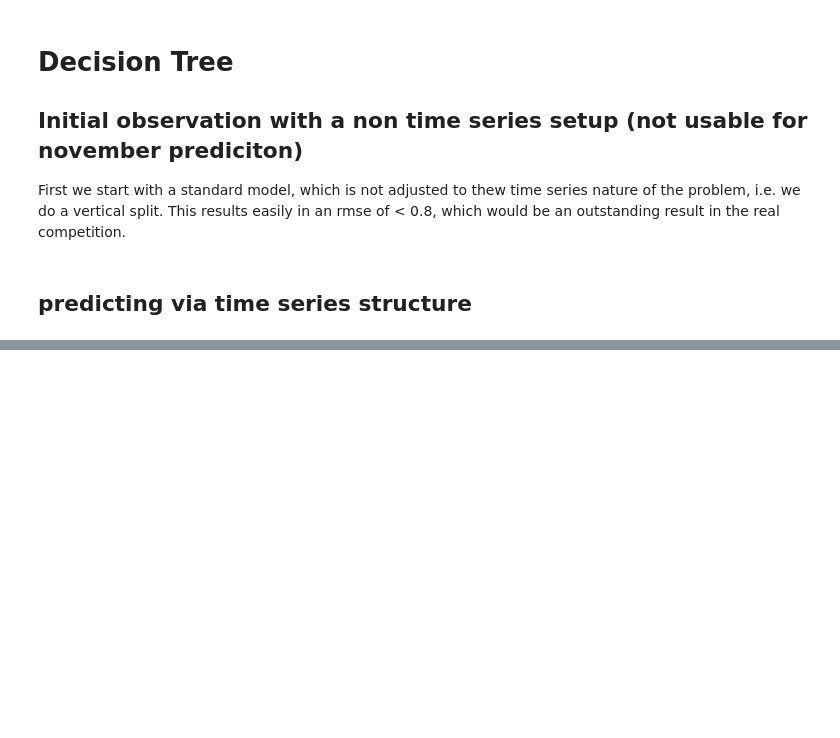
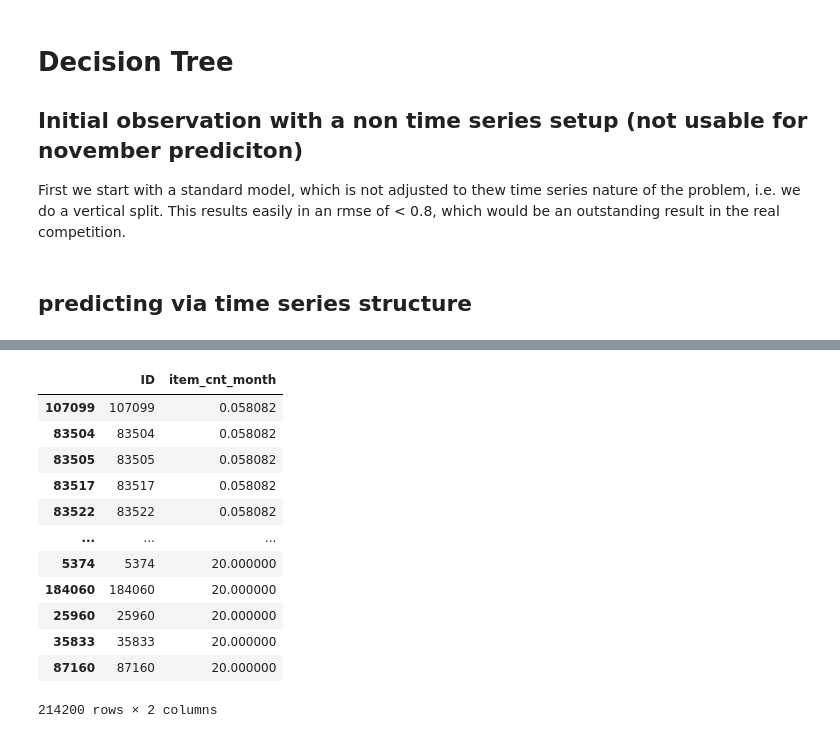
Before and after one commit to wol-e/kaggle, a Jupyter notebook: predict-future-sales/predict-future-sales/trees_on_monthly_aggregated_data.ipynb, the cells around one changed output, grey strips where cells are left out. Saved outputs shown, nothing was run; the diff lists cells and outputs as text; code cells hidden in the pictures; blank space fills up the shorter version.

```diff
--- a/predict-future-sales/predict-future-sales/trees_on_monthly_aggregated_data.ipynb
+++ b/predict-future-sales/predict-future-sales/trees_on_monthly_aggregated_data.ipynb
@@ -20,7 +21,7 @@ clip_y(np.array([1, 2, 3, 4, 56, 77, 20]))
 # %% [output]
 [1, 2, 3, 4, 20, 20, 20]
 # %%
-df = pd.read_pickle("data/processed/sales_monthly_wide.pickle",)
+df = pd.read_pickle("data/processed/sales_monthly_wide_reduced.pickle",)
 # %%
 print(list(df.columns))
 # %%
@@ -124 +69,4 @@ df_tree_series
+# %%
+df = pd.read_pickle(f"data/processed/sales_monthly_subseries_18.pickle")
+df
 # %%
@@ -129,2 +74,3 @@ gc.collect()
 # %%
-df_tree_series = df_tree_series.sample(frac=1).reset_index(drop=True)
+# shuffle data
+df = df.sample(frac=1).reset_index(drop=True)
@@ -141,13 +77,14 @@ df_tree_series
 # %%
 import math
 
-y = df_tree_series["sum_item_cnt_month_18"]
+y = df["sum_item_cnt_month_18"]
 
-for col in df_tree_series:
+for col in df:
     if "18" in col:
-        del df_tree_series[col]
+        print(f"deleting column {col}")
+        del df[col]
 
-split_index = math.floor(df_tree_series.shape[0] * 0.7)
+split_index = math.floor(df.shape[0] * 0.7)
 
 split_index
 # %%
@@ -370,0 +288,32 @@ submission.sort_values(by="item_cnt_month")
+# %%
+%%time
+
+"""predictions"""
+
+with open('data/models/model_rf_series.pickle', 'rb') as model:
+    model_rf_series = pickle.load(model)
+
+"""Create dataset for predicting on"""
+k = 18
+
+df = pd.read_pickle(f"data/processed/sales_monthly_wide_reduced.pickle")
+
+cols = ["shop_id", "item_id", "item_category_id"]
+col_index_list = [str(x) for x in range(34 - k, 34)]
+cols += [col for col in df.columns if col.split("_")[-1] in col_index_list]
+df = df[cols]
+
+preds = clip_y(model_rf_series.predict(df))
+df["pred"] = preds
+
+submission = df[["shop_id", "item_id", "pred"]]
+test = pd.read_csv("data/source/test.csv")
+
+merged = submission.join(test.set_index(["shop_id", "item_id"]), how="right", on=["shop_id", "item_id"])
+
+submission = merged[["ID", "pred"]].reset_index(drop=True)
+submission.columns = ["ID", "item_cnt_month"]
+submission = submission.fillna(0.13) # mean of october sales
+
+submission.sort_values(by="item_cnt_month")
+# %% [output]
@@ -370,0 +322,13 @@ submission.sort_values(by="item_cnt_month")
+|  | ID | item_cnt_month |
+| 107099 | 107099 | 0.058082 |
+| 83504 | 83504 | 0.058082 |
+| 83505 | 83505 | 0.058082 |
+| 83517 | 83517 | 0.058082 |
+| 83522 | 83522 | 0.058082 |
+| ... | ... | ... |
+| 5374 | 5374 | 20.000000 |
+| 184060 | 184060 | 20.000000 |
+| 25960 | 25960 | 20.000000 |
+| 35833 | 35833 | 20.000000 |
+| 87160 | 87160 | 20.000000 |
+214200 rows × 2 columns
```
Also changed, not shown: parts of 37 cells of this notebook, 3 other files.
